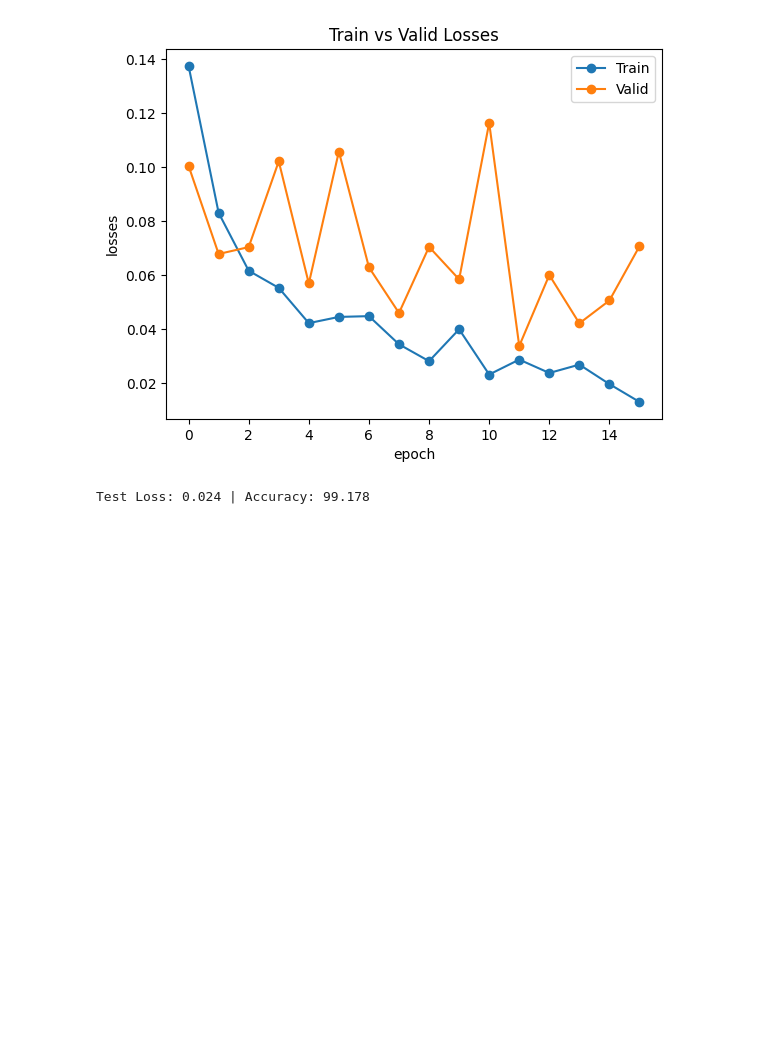
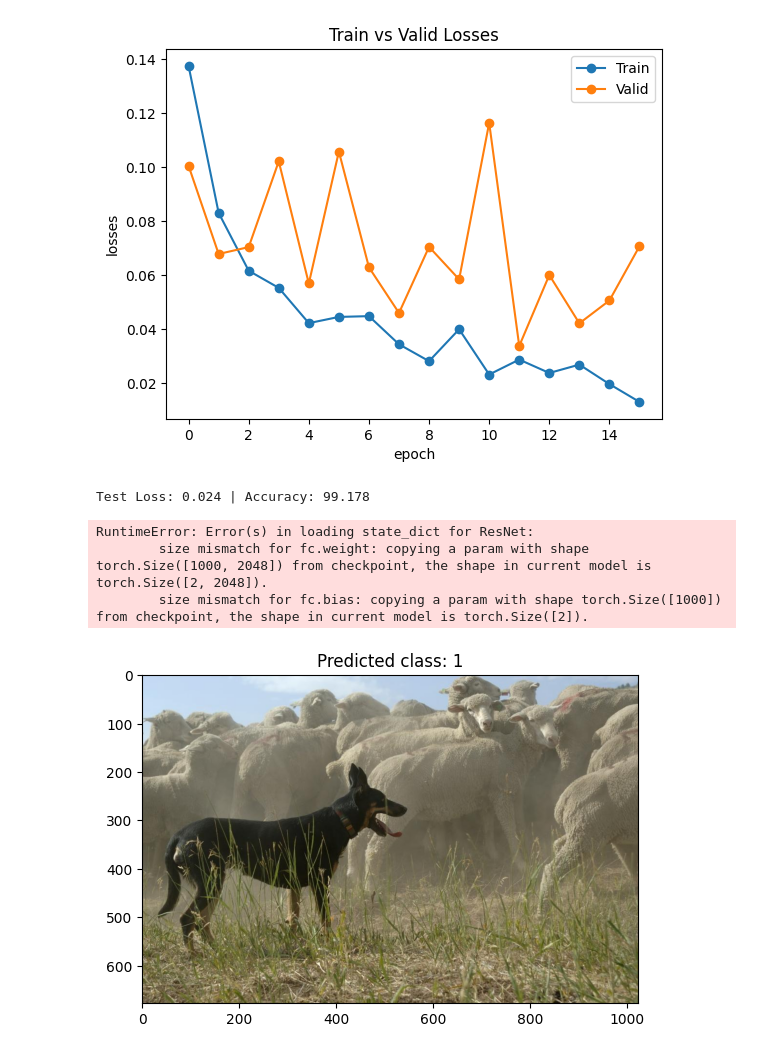
Before and after one commit to Hanneseh/MPDL_Project_1, a Jupyter notebook: notebooks/expermients_hannes/train_resnet_50_custom_dataset.ipynb, the cells around one changed output. Saved outputs shown, nothing was run; the diff lists cells and outputs as text; code cells hidden in the pictures; blank space fills up the shorter version.

Commit message:
changed number of features in resnet

```diff
--- a/notebooks/expermients_hannes/train_resnet_50_custom_dataset.ipynb
+++ b/notebooks/expermients_hannes/train_resnet_50_custom_dataset.ipynb
@@ -374,0 +352,52 @@ Test Loss: 0.024 | Accuracy: 99.178
+# %%
+
+device = torch.device("cuda" if torch.cuda.is_available() else "cpu")
+model = torchvision.models.resnet50(weights=ResNet50_Weights.IMAGENET1K_V2)
+model = model.to(device)
+
+# Modify the last layer for binary classification
+num_classes = 2
+model.fc = torch.nn.Linear(model.fc.in_features, num_classes)
+model = model.to(device)
+
+model_path = "/Users/hannesehringfeld/ssd/Uni/DL_praktikum/MPDL_Project_1/models/resnet50_hannes_v1_13.pth"
+model.load_state_dict(torch.load(model_path, map_location=torch.device('cpu')))
+# %% [output]
+RuntimeError: Error(s) in loading state_dict for ResNet:
+        size mismatch for fc.weight: copying a param with shape torch.Size([1000, 2048]) from checkpoint, the shape in current model is torch.Size([2, 2048]).
+        size mismatch for fc.bias: copying a param with shape torch.Size([1000]) from checkpoint, the shape in current model is torch.Size([2]).
+# %%
+
+new_width, new_height, padding_width, padding_height = 375, 375, 0, 0
+
+def to_3_channels(x):
+    return x.repeat(3, 1, 1)
+
+image_transform = Compose([
+    Lambda(lambda x: x.convert('RGB')),  # Convert all images to RGB
+    Resize((new_height, new_width)),
+    Pad((padding_width, padding_height, math.ceil(padding_width), math.ceil(padding_height))),
+    ToTensor(),
+    ConvertImageDtype(torch.float32)  # Convert image dtype to float32
+])
+
+
+# Load and preprocess the image
+image_path = '/Users/hannesehringfeld/ssd/Uni/DL_praktikum/MPDL_Project_1/images/real_1.jpeg'
+image = Image.open(image_path)
+img_tensor = image_transform(image)
+
+# Move the input to the device
+inputs = img_tensor.to(device)
+
+# Make predictions
+with torch.no_grad():
+    outputs = model(inputs.unsqueeze(0))
+    _, predicted = torch.max(outputs.data, 1)
+
+# Show the image and the predicted class
+plt.imshow(image)
+plt.title(f"Predicted class: {predicted.item()}")
+plt.show()
+# %% [output]
+[figure, added]
```
Also changed, not shown: parts of 8 cells of this notebook, 1 other file.
